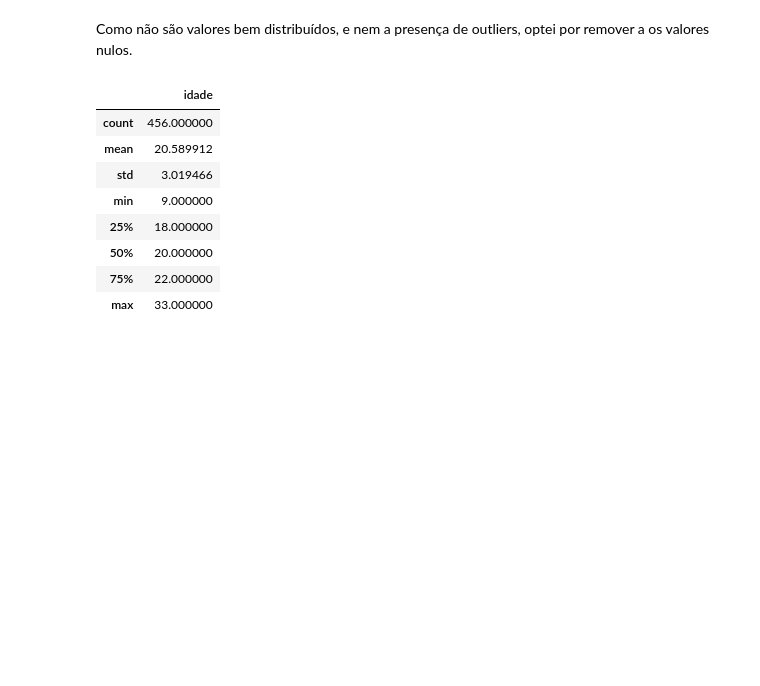
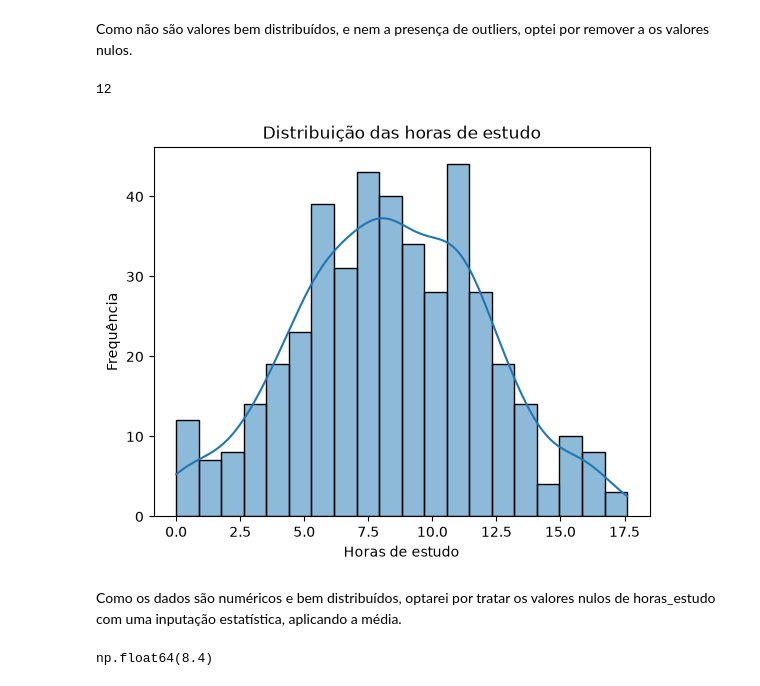
Before and after one commit to assincrono/analise-evasao-escolar, a Jupyter notebook: main.ipynb, the cells around one changed output. Saved outputs shown, nothing was run; the diff lists cells and outputs as text; code cells hidden in the pictures; blank space fills up the shorter version.

Commit message:
feat: nota media, frequencia percentual, horas_estudo_semana

```diff
--- a/main.ipynb
+++ b/main.ipynb
@@ -5,2 +7,9 @@ import pandas as pd
 # %%
 df = pd.read_csv('dataset_evasao_escolar_500_registros_com_valores_faltantes.csv')
+# %%
+def generate_gaussian_distribution(series, x_label, y_label, title):
+    sns.histplot(series, bins=20, kde=True)
+    plt.xlabel(x_label)
+    plt.ylabel(y_label)
+    plt.title(title)
+    plt.show()
@@ -220,15 +222,42 @@ plt.show()
 [figure]
 # %% [markdown]
 Como não são valores bem distribuídos, e nem a presença de outliers, optei por remover a os valores nulos.
-# %%
-df.describe()
-# %% [output]
-|  | idade |
-| count | 456.000000 |
-| mean | 20.589912 |
-| std | 3.019466 |
-| min | 9.000000 |
-| 25% | 18.000000 |
-| 50% | 20.000000 |
-| 75% | 22.000000 |
-| max | 33.000000 |
+# %%
+df["renda_familiar_mensal"] = (
+    df["renda_familiar_mensal"]
+        .str.replace("R$", "", regex=False)
+        .str.replace(".", "", regex=False)
+        .str.replace(",", ".", regex=False)
+        .str.strip()
+)
+
+df["renda_familiar_mensal"] = pd.to_numeric(df["renda_familiar_mensal"], errors="coerce")
+# %%
+len(df["pessoas_domicilio"].unique())
+# %% [output]
+12
+# %%
+df["pessoas_domicilio"] = df["pessoas_domicilio"].replace({
+    "quatro": "4",
+})
+
+df["pessoas_domicilio"] = pd.to_numeric(df["pessoas_domicilio"], errors="coerce")
+# %%
+horas_estudo_semana = (
+    df["horas_estudo_semana"]
+        .str.replace("horas", "", regex=False)
+        .str.replace("h", "", regex=False)
+        .str.strip()
+)
+
+horas_estudo_semana = pd.to_numeric(df["horas_estudo_semana"], errors="coerce")
+# %%
+generate_gaussian_distribution(horas_estudo_semana, "Horas de estudo", "Frequência", "Distribuição das horas de estudo")
+# %% [output]
+[figure, added]
+# %% [markdown]
+Como os dados são numéricos e bem distribuídos, optarei por tratar os valores nulos de horas_estudo com uma inputação estatística, aplicando a média.
+# %%
+round(horas_estudo_semana.mean(), 1)
+# %% [output]
+np.float64(8.4)
```
Also changed, not shown: parts of 15 cells of this notebook.
